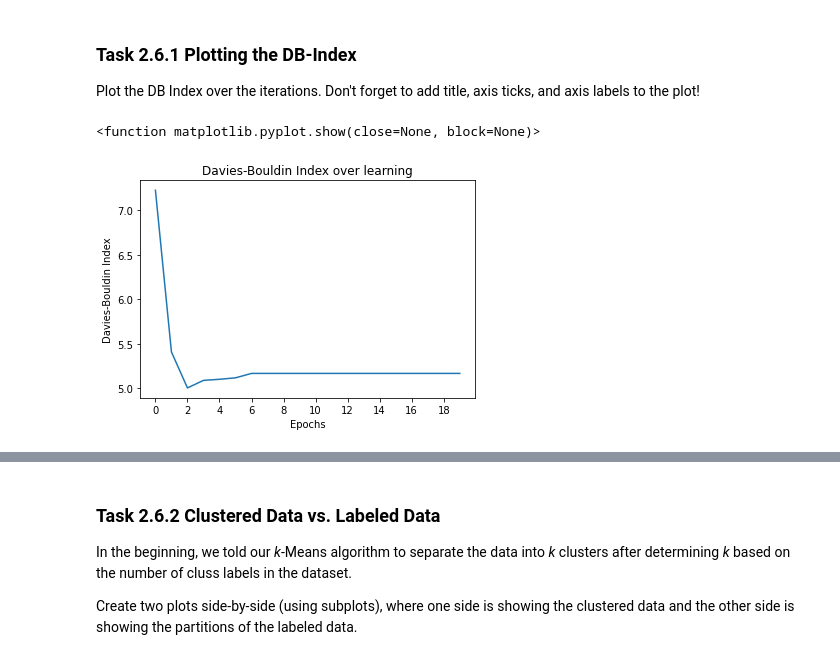
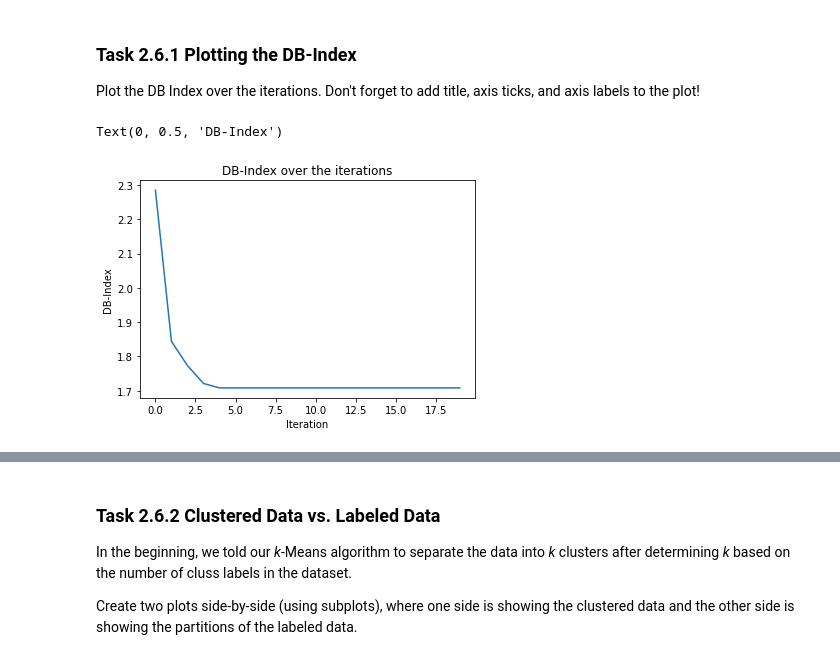
Before and after one commit to dasmerlon/DAIS, a Jupyter notebook: assignment06/kmeans.ipynb, the cells around one changed output, grey strips where cells are left out. Cells and saved outputs as stored; diff of their text form; code cells hidden in the pictures.

```diff
--- a/assignment06/kmeans.ipynb
+++ b/assignment06/kmeans.ipynb
@@ -138,16 +105,29 @@ Now that we have our clusters, we can compute new centers that better represent
 Complete the function `update_centers()` that takes takes a list/array of data points and a list/array of assignments and returns the new cluster centers.
 # %%
 def update_centers(data, assignments):
-    # -------------- DATA UNUSED --------------
-    new_centroids = []
-    for cluster in assignments:
-        # Now we have each cluster with the corresponding data_points -> Calculate new centroids
-        center_summed = np.sum(cluster, axis=0)
-        new_centroid = [center_summed[i] / len(cluster) for i in range(len(center_summed))]
-        new_centroids.append(new_centroid)
-    return new_centroids
 
-centers = update_centers(iris["data"], ca)
+    new_centers = []
+    assignments = np.asarray(assignments)
+
+    for centroid in np.unique(assignments[:,1]):
+
+        assigned_points = []
+
+        for j in range(len(assignments)):
+            if assignments[j,1] == centroid:
+                assigned_points.append(assignments[j, 0])
+
+        length = len(assigned_points)
+        pos_sum = [0, 0]
+
+        for datapoint in assigned_points:
+            pos_sum[0] += datapoint[0]
+            pos_sum[1] += datapoint[1]
+
+        new_center = [pos_sum[0] / length, pos_sum[1] / length]
+        new_centers.append(new_center)
+
+    return new_centers
 # %% [markdown]
 The most important parts are done! Theoretically, we only need to run the algorithm repeatedly until the cluster centers do not change anymore.
 # %% [markdown]
@@ -327,12 +261,10 @@ for i in range(iterations):
 ### Task 2.6.1 Plotting the DB-Index
 Plot the DB Index over the iterations. Don't forget to add title, axis ticks, and axis labels to the plot!
 # %%
-plt.plot(dbis)
-plt.xticks(np.arange(0, 20, 2))
-plt.title("Davies-Bouldin Index over learning")
-plt.xlabel("Epochs")
-plt.ylabel("Davies-Bouldin Index")
-plt.show
+plt.plot(db_indices)
+plt.title("DB-Index over the iterations")
+plt.xlabel("Iteration")
+plt.ylabel("DB-Index")
 # %% [output]
-<function matplotlib.pyplot.show(close=None, block=None)>
+Text(0, 0.5, 'DB-Index')
-[figure, old version]
+[figure, new version]
```
Also changed, not shown: parts of 18 cells of this notebook.
